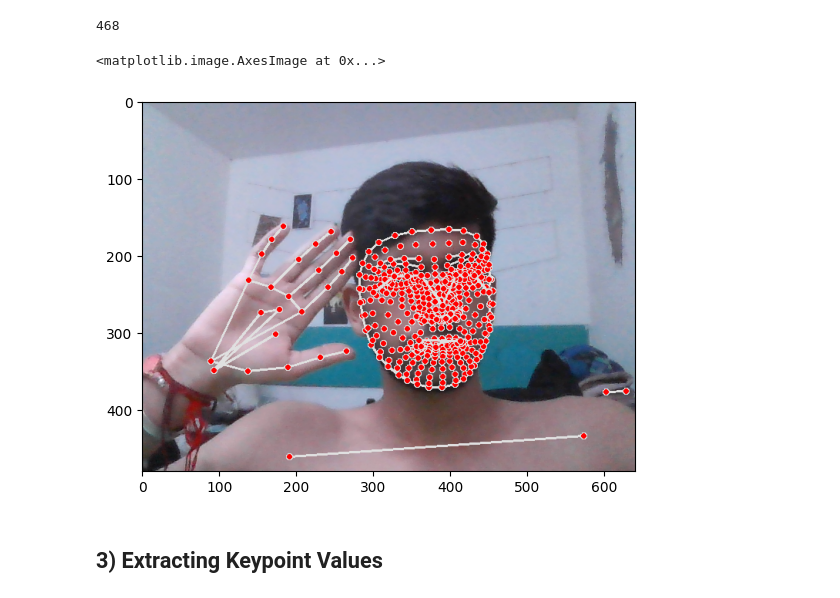
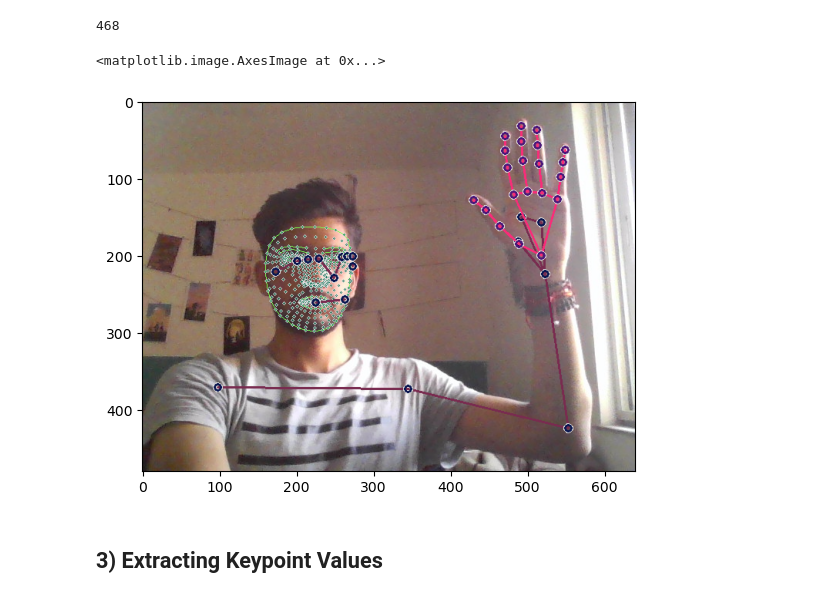
Before and after one commit to shivam37483/Action-Detection-for-Sign-Language, a Jupyter notebook: Action_Reading.ipynb, the cells around one changed output. Drawn from its saved outputs; the diff is of its cells as text; code cells hidden in the pictures.

```diff
--- a/Action_Reading.ipynb
+++ b/Action_Reading.ipynb
@@ -87,12 +89,12 @@ len(results.face_landmarks.landmark)
 # %%
 # frame           last frame
 # %%
-draw_landmarks(frame, results)        #func does not return img but applies visualizations to current image
+draw_styled_landmarks(frame, results)        #func does not return img but applies visualizations to current image
 # mp_holistic.FACEMESH_TESSELATION
 plt.imshow(cv2.cvtColor(frame, cv2.COLOR_BGR2RGB))
 # %% [output]
 <matplotlib.image.AxesImage at 0x...>
-[figure, old version]
+[figure, new version]
 # %% [markdown]
 ## 3) Extracting Keypoint Values
 # %%
```
Also changed, not shown: parts of 4 cells of this notebook.
